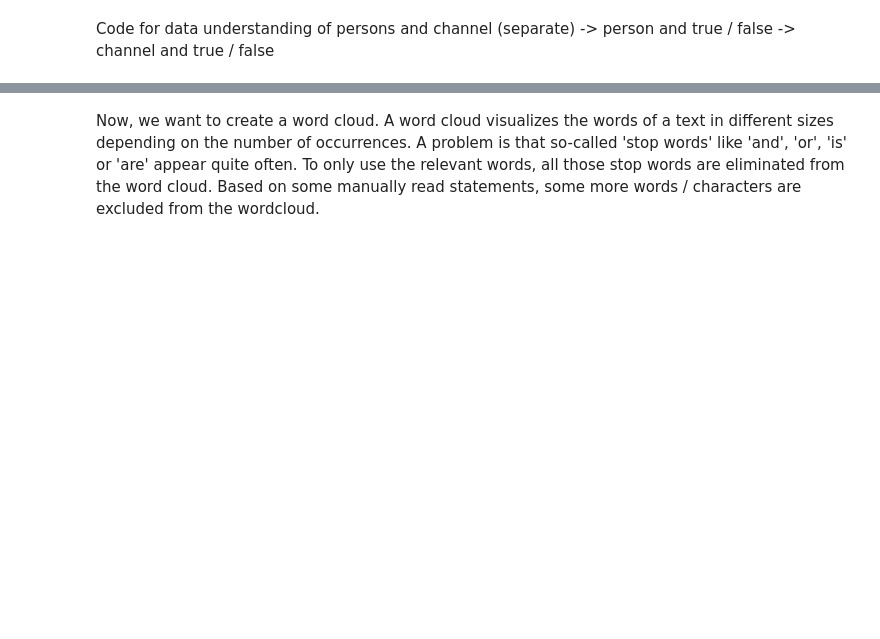
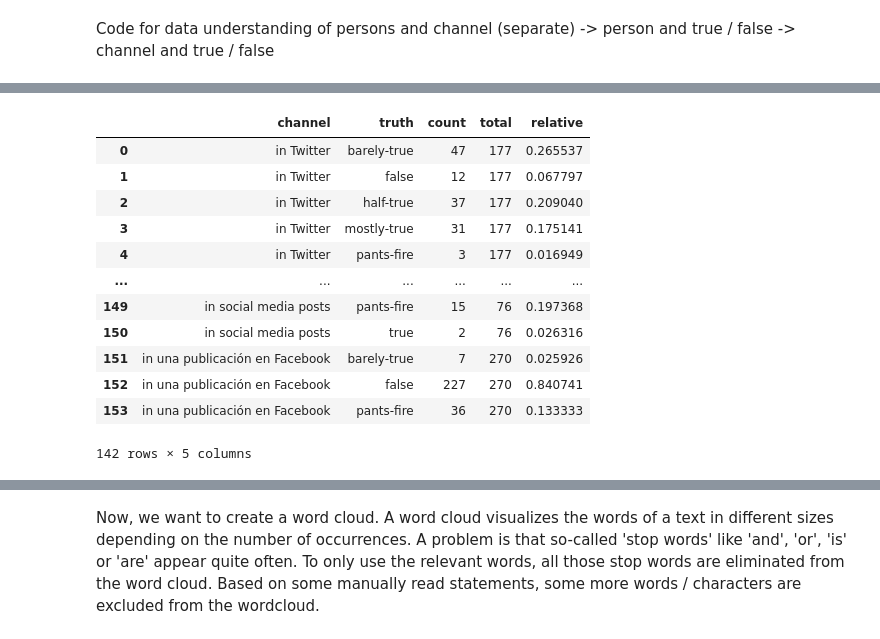
Before and after one commit to felixdaubner/fake-news-detection, a Jupyter notebook: 03_data-understanding.ipynb, the cells around one changed output, grey strips where cells are left out. Cells and saved outputs as stored; diff of their text form; code cells hidden in the pictures; blank space fills up the shorter version.

```diff
--- a/03_data-understanding.ipynb
+++ b/03_data-understanding.ipynb
@@ -196,0 +215,8 @@ alt.Chart(data_grouped_persons).mark_bar().encode(
+# %%
+channels = data.groupby(["channel"]).size().reset_index()
+channels.columns = ["channel", "count"]
+channel = channels.sort_values(by="count", ascending=False)["channel"][:25].to_list()
+# %%
+data_grouped_channel = data[data["channel"].isin(channel)].groupby(["channel", "truth"]).size().reset_index()
+data_grouped_channel = data_grouped_channel[~data_grouped_channel["truth"].isin(tr)]
+data_grouped_channel.columns = ["channel", "truth", "count"]
@@ -196,0 +239,19 @@ alt.Chart(data_grouped_persons).mark_bar().encode(
+# %%
+data_grouped_channel["total"] = data_grouped_channel.groupby("channel")["count"].transform("sum")
+data_grouped_channel["relative"] = data_grouped_channel["count"] / data_grouped_channel["total"]
+# %%
+data_grouped_channel
+# %% [output]
+|  | channel | truth | count | total | relative |
+| 0 | in Twitter | barely-true | 47 | 177 | 0.265537 |
+| 1 | in Twitter | false | 12 | 177 | 0.067797 |
+| 2 | in Twitter | half-true | 37 | 177 | 0.209040 |
+| 3 | in Twitter | mostly-true | 31 | 177 | 0.175141 |
+| 4 | in Twitter | pants-fire | 3 | 177 | 0.016949 |
+| ... | ... | ... | ... | ... | ... |
+| 149 | in social media posts | pants-fire | 15 | 76 | 0.197368 |
+| 150 | in social media posts | true | 2 | 76 | 0.026316 |
+| 151 | in una publicación en Facebook | barely-true | 7 | 270 | 0.025926 |
+| 152 | in una publicación en Facebook | false | 227 | 270 | 0.840741 |
+| 153 | in una publicación en Facebook | pants-fire | 36 | 270 | 0.133333 |
+142 rows × 5 columns
```
Also changed, not shown: parts of 8 cells of this notebook.
